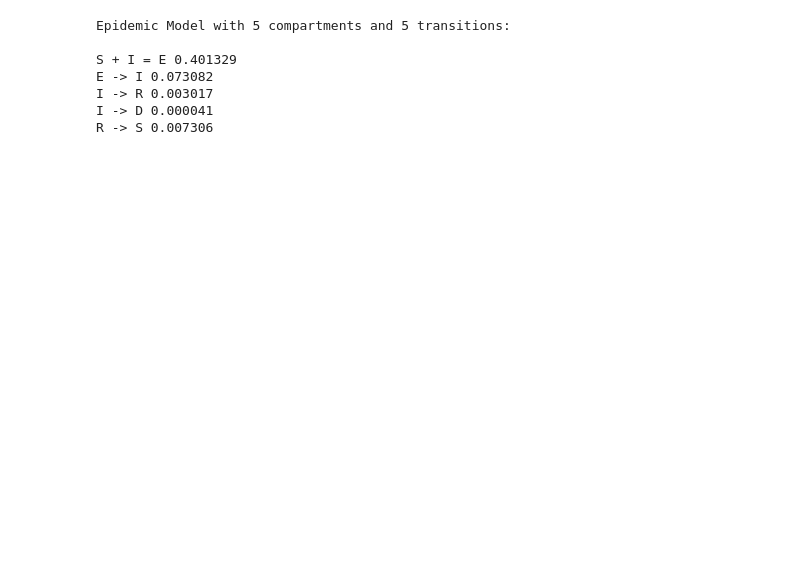
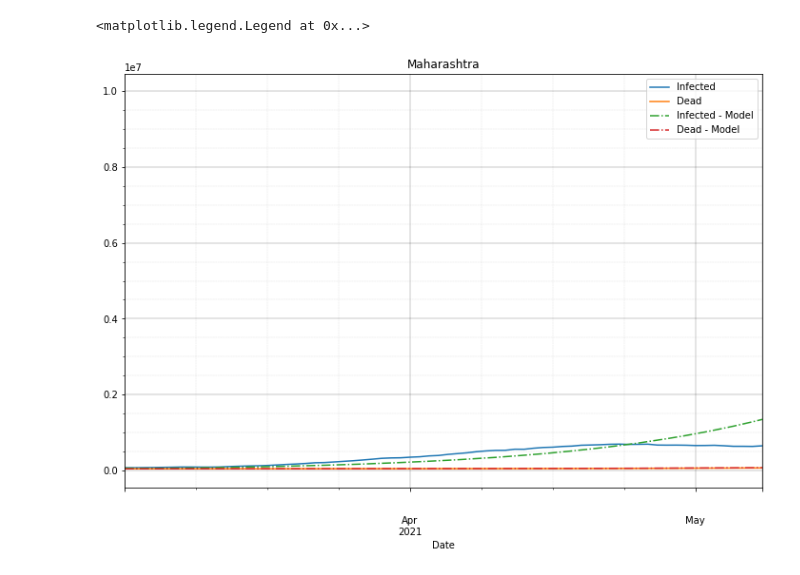
Before and after one commit to mandar2812/covid-py, a Jupyter notebook: TuningExp.ipynb, the cells around one changed output. Cells and saved outputs as stored; diff of their text form; code cells hidden in the pictures; blank space fills up the shorter version.

```diff
--- a/TuningExp.ipynb
+++ b/TuningExp.ipynb
@@ -209,10 +87,13 @@ ax1.grid(True, which='minor', linestyle='-.', linewidth=0.25, axis='both', alpha
-# %%
-model
-# %% [output]
-Epidemic Model with 5 compartments and 5 transitions:
-
-S + I = E 0.401329
-E -> I 0.073082
-I -> R 0.003017
-I -> D 0.000041
-R -> S 0.007306
+# %%
+ax = data_utils.plot_covid_data_state(
+    covid_data_india_by_state,
+    state=state,
+    start_date=start_date,
+    population=state_pop[state]
+)
+ax.plot(model.I, linestyle='-.')
+ax.plot(model.D, linestyle='-.')
+ax.legend(["Infected", "Dead", "Infected - Model", "Dead - Model"])
+# %% [output]
+<matplotlib.legend.Legend at 0x...>
+[figure, added]
```
Also changed, not shown: parts of 10 cells of this notebook, 3 other files.
